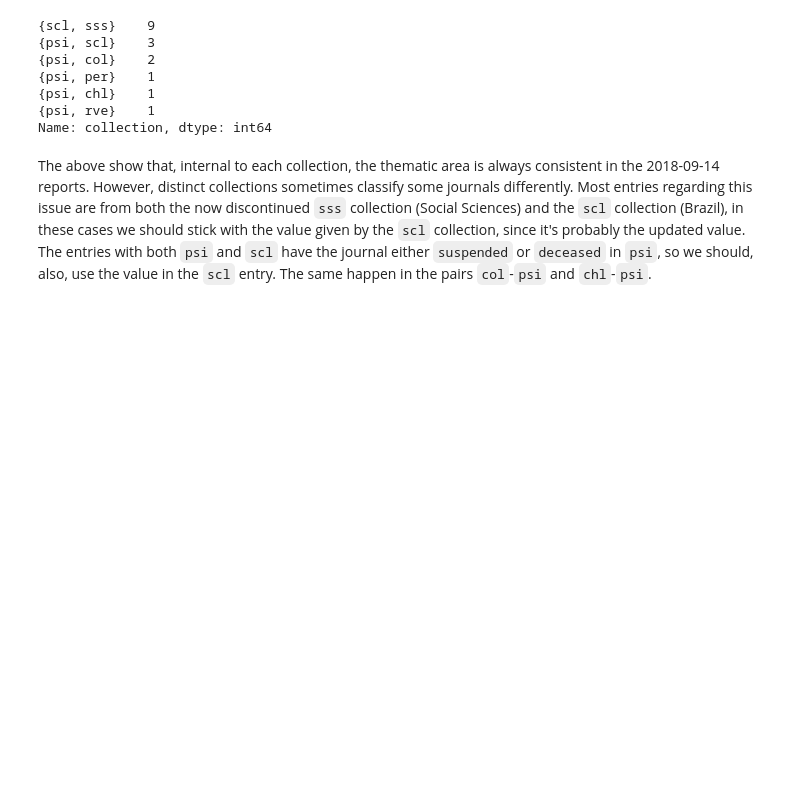
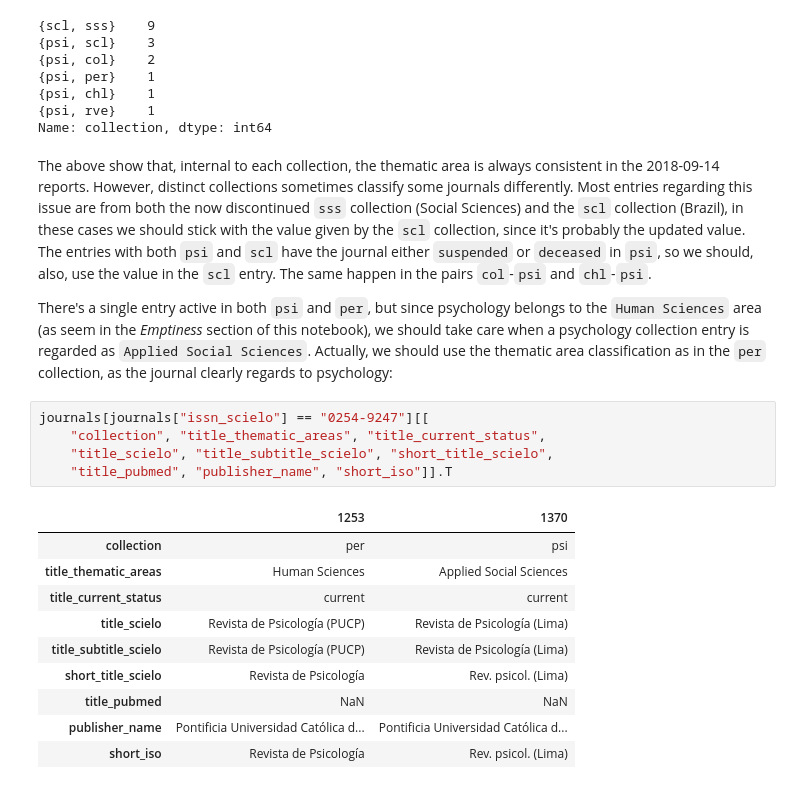
Before and after one commit to scieloorg/scielo20gt6, a Jupyter notebook: clean_area.ipynb, the cells around one changed output. Cells and saved outputs as stored; diff of their text form; blank space fills up the shorter version.

```diff
--- a/clean_area.ipynb
+++ b/clean_area.ipynb
@@ -376,3 +404,27 @@ The entries with both `psi` and `scl` have
 the journal either `suspended` or `deceased` in `psi`,
 so we should, also, use the value in the `scl` entry.
 The same happen in the pairs `col`-`psi` and `chl`-`psi`.
+
+There's a single entry active in both `psi` and `per`,
+but since psychology belongs to the `Human Sciences` area
+(as seem in the *Emptiness* section of this notebook),
+we should take care when a psychology collection entry
+is regarded as `Applied Social Sciences`.
+Actually, we should use the thematic area classification
+as in the `per` collection, as the journal clearly regards to psychology:
+# %%
+journals[journals["issn_scielo"] == "0254-9247"][[
+    "collection", "title_thematic_areas", "title_current_status",
+    "title_scielo", "title_subtitle_scielo", "short_title_scielo",
+    "title_pubmed", "publisher_name", "short_iso"]].T
+# %% [output]
+|  | 1253 | 1370 |
+| collection | per | psi |
+| title_thematic_areas | Human Sciences | Applied Social Sciences |
+| title_current_status | current | current |
+| title_scielo | Revista de Psicología (PUCP) | Revista de Psicología (Lima) |
+| title_subtitle_scielo | Revista de Psicología (PUCP) | Revista de Psicología (Lima) |
+| short_title_scielo | Revista de Psicología | Rev. psicol. (Lima) |
+| title_pubmed | NaN | NaN |
+| publisher_name | Pontificia Universidad Católica d... | Pontificia Universidad Católica d... |
+| short_iso | Revista de Psicología | Rev. psicol. (Lima) |
```
Also changed, not shown: parts of 22 cells of this notebook.
